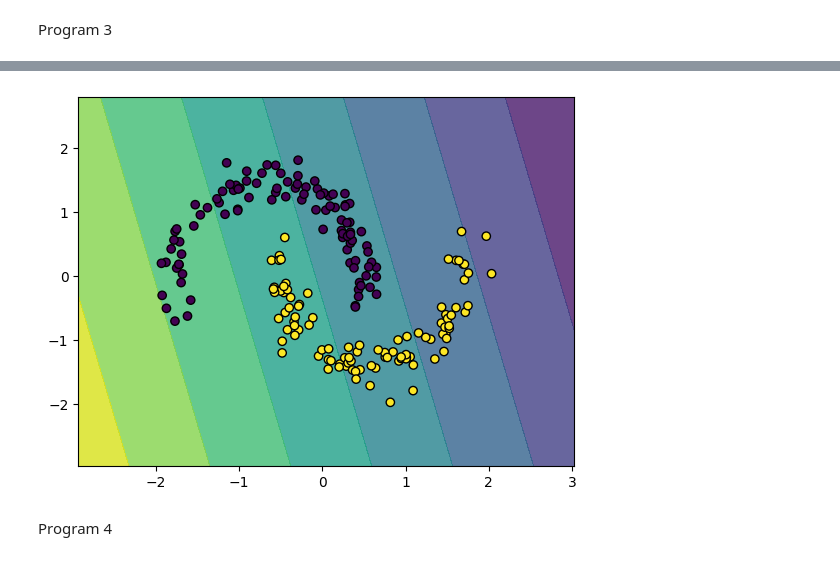
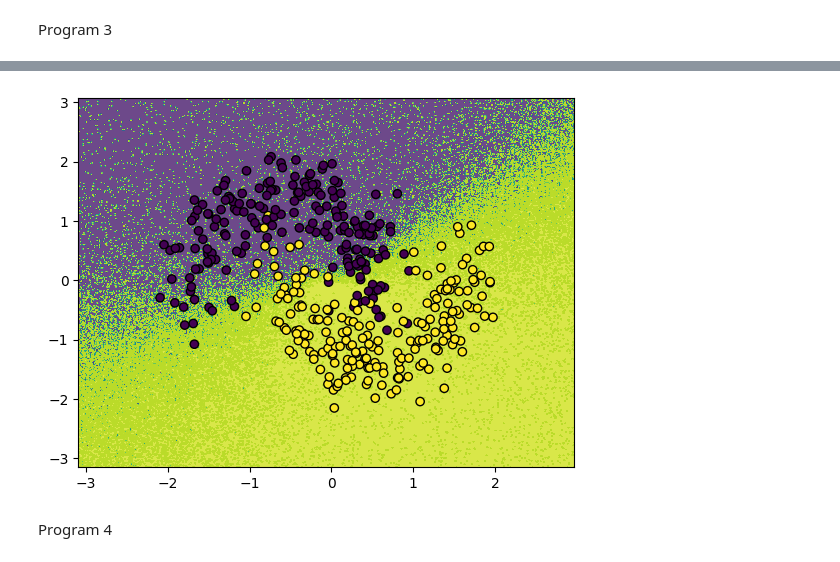
Before and after one commit to srikara5000/Neural_Networks_Lab, a Jupyter notebook: NN_Lab_Programs.ipynb, the cells around one changed output, grey strips where cells are left out. Drawn from its saved outputs; the diff is of its cells as text; code cells hidden in the pictures.

```diff
--- a/NN_Lab_Programs.ipynb
+++ b/NN_Lab_Programs.ipynb
@@ -115,36 +161,50 @@ Program 3
 # Build a deep feed forward ANN by implementing the backpropagation algorithm an test the same using appropriate dataset. Use the hidden layers >=4
 
 import numpy as np
+from sklearn.datasets import make_moons
+from sklearn.model_selection import train_test_split
+from sklearn.preprocessing import StandardScaler
+import matplotlib.pyplot as plt
 
 class DeepFeedForwardNN:
-    def __init__(self, input_size, hidden_layers, output_size, learning_rate=0.01):
+    def __init__(self, input_size, hidden_layers, output_size, learning_rate=0.01, dropout_rate=0.5):
         self.input_size = input_size
         self.hidden_layers = hidden_layers
         self.output_size = output_size
         self.learning_rate = learning_rate
+        self.dropout_rate = dropout_rate
 
         # Initialize weights and biases
         self.weights = []
         self.biases = []
 
         layer_sizes = [input_size] + hidden_layers + [output_size]
+        for i in range(len(layer_sizes) - 1):
+            self.weights.append(np.random.randn(layer_sizes[i], layer_sizes[i + 1]) * np.sqrt(2 / layer_sizes[i]))
+            self.biases.append(np.zeros((1, layer_sizes[i + 1])))
 
-        for i in range(len(layer_sizes) - 1):
-            self.weights.append(np.random.randn(layer_sizes[i], layer_sizes[i + 1]) * 0.01)
-            self.biases.append(np.zeros((1, layer_sizes[i + 1])))
+    def relu(self, x):
+        return np.maximum(0, x)
+
+    def relu_derivative(self, x):
+        return (x > 0).astype(float)
 
     def sigmoid(self, x):
         return 1 / (1 + np.exp(-x))
-
-    def sigmoid_derivative(self, x):
-        return x * (1 - x)
 
     def forward(self, X):
         self.a = [X]
         self.z = []
         for i in range(len(self.weights)):
-            self.z.append(np.dot(self.a[i], self.weights[i]) + self.biases[i])
-            self.a.append(self.sigmoid(self.z[i]))
+            z = np.dot(self.a[i], self.weights[i]) + self.biases[i]
+            self.z.append(z)
+            if i == len(self.weights) - 1:  # Output layer
+                self.a.append(self.sigmoid(z))
+            else:  # Hidden layers
+                a = self.relu(z)
+                # Apply dropout
+                a = a * (np.random.rand(*a.shape) > self.dropout_rate) / (1 - self.dropout_rate)
+                self.a.append(a)
         return self.a[-1]
 
     def backward(self, X, y):
@@ -152,42 +212,41 @@ class DeepFeedForwardNN:
         self.d_weights = []
         self.d_biases = []
 
-        # Compute the error in the output layer
+        # Output layer error
         d_loss = self.a[-1] - y
-        d_a = d_loss * self.sigmoid_derivative(self.a[-1])
+        d_a = d_loss / m
 
-        # Backpropagate the error
         for i in reversed(range(len(self.weights))):
-            d_weights = np.dot(self.a[i].T, d_a) / m
-            d_biases = np.sum(d_a, axis=0, keepdims=True) / m
+            d_weights = np.dot(self.a[i].T, d_a)
+            d_biases = np.sum(d_a, axis=0, keepdims=True)
             self.d_weights.insert(0, d_weights)
             self.d_biases.insert(0, d_biases)
             if i > 0:
-                d_a = np.dot(d_a, self.weights[i].T) * self.sigmoid_derivative(self.a[i])
+                d_a = np.dot(d_a, self.weights[i].T) * self.relu_derivative(self.a[i])
 
     def update_parameters(self):
         for i in range(len(self.weights)):
             self.weights[i] -= self.learning_rate * self.d_weights[i]
             self.biases[i] -= self.learning_rate * self.d_biases[i]
 
-    def train(self, X, y, epochs=1000):
+    def compute_loss(self, y_pred, y):
+        return -np.mean(y * np.log(y_pred + 1e-8) + (1 - y) * np.log(1 - y_pred + 1e-8))
+
+    def train(self, X, y, epochs=2000):
         for epoch in range(epochs):
-            self.forward(X)
+            y_pred = self.forward(X)
             self.backward(X, y)
             self.update_parameters()
             if epoch % 100 == 0:
-                loss = np.mean((self.a[-1] - y) ** 2)
-                print(f'Epoch {epoch}, Loss: {loss}')
+                loss = self.compute_loss(y_pred, y)
+                print(f'Epoch {epoch}, Loss: {loss:.4f}')
 
     def predict(self, X):
-        return self.forward(X)
-from sklearn.datasets import make_moons
-from sklearn.model_selection import train_test_split
-from sklearn.preprocessing import StandardScaler
+        return (self.forward(X) > 0.5).astype(int)
 
-# Generate synthetic data
-X, y = make_moons(n_samples=1000, noise=0.1, random_state=42)
-y = y.reshape(-1, 1)  # Reshape for binary classification
+# Generate synthetic dataset
+X, y = make_moons(n_samples=2000, noise=0.2, random_state=42)
+y = y.reshape(-1, 1)
 
 # Normalize data
 scaler = StandardScaler()
@@ -195,16 +254,17 @@ X = scaler.fit_transform(X)
 
 # Split data
 X_train, X_test, y_train, y_test = train_test_split(X, y, test_size=0.2, random_state=42)
+
 # Initialize and train the network
-nn = DeepFeedForwardNN(input_size=2, hidden_layers=[8, 8, 8, 8], output_size=1, learning_rate=0.01)
-nn.train(X_train, y_train, epochs=1000)
+nn = DeepFeedForwardNN(input_size=2, hidden_layers=[16, 16, 16, 16], output_size=1, learning_rate=0.01, dropout_rate=0.2)
+nn.train(X_train, y_train, epochs=2000)
 
 # Test the network
 predictions = nn.predict(X_test)
-accuracy = np.mean((predictions > 0.5) == y_test)
+accuracy = np.mean(predictions == y_test)
 print(f'Accuracy: {accuracy:.2f}')
-import matplotlib.pyplot as plt
 
+# Plot decision boundary
 def plot_decision_boundary(pred_func, X, y):
     x_min, x_max = X[:, 0].min() - 1, X[:, 0].max() + 1
     y_min, y_max = X[:, 1].min() - 1, X[:, 1].max() + 1
@@ -215,5 +275,5 @@ def plot_decision_boundary(pred_func, X, y):
     plt.scatter(X[:, 0], X[:, 1], c=y.ravel(), edgecolors='k', marker='o')
     plt.show()
 
-plot_decision_boundary(nn.predict, X_test, y_test)
+plot_decision_boundary(lambda x: nn.predict(x), X_test, y_test)
 # %% [output]
@@ -231,4 +297,4 @@ Accuracy: 0.50
-[figure, old version]
+[figure, new version]
 # %% [markdown]
 Program 4
 # %%
```
Also changed, not shown: parts of 5 cells of this notebook.
